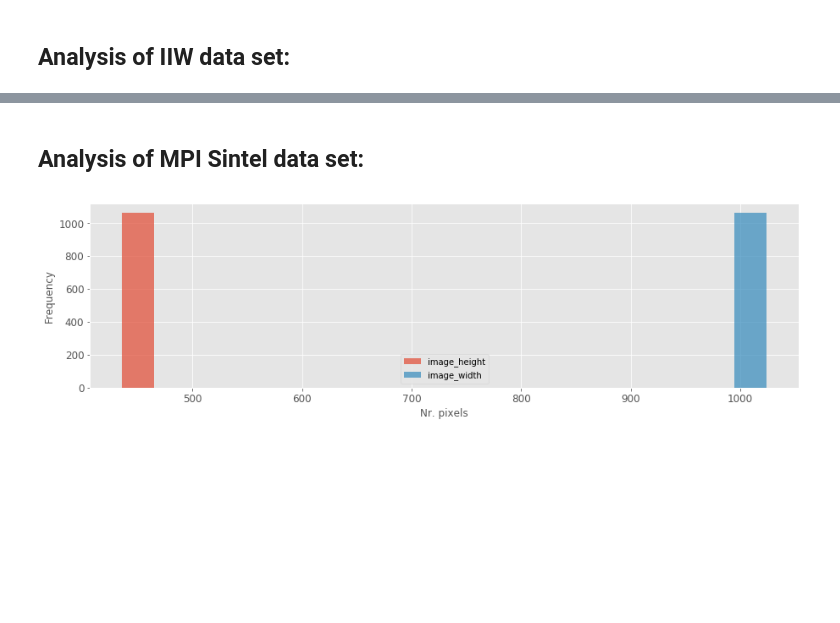
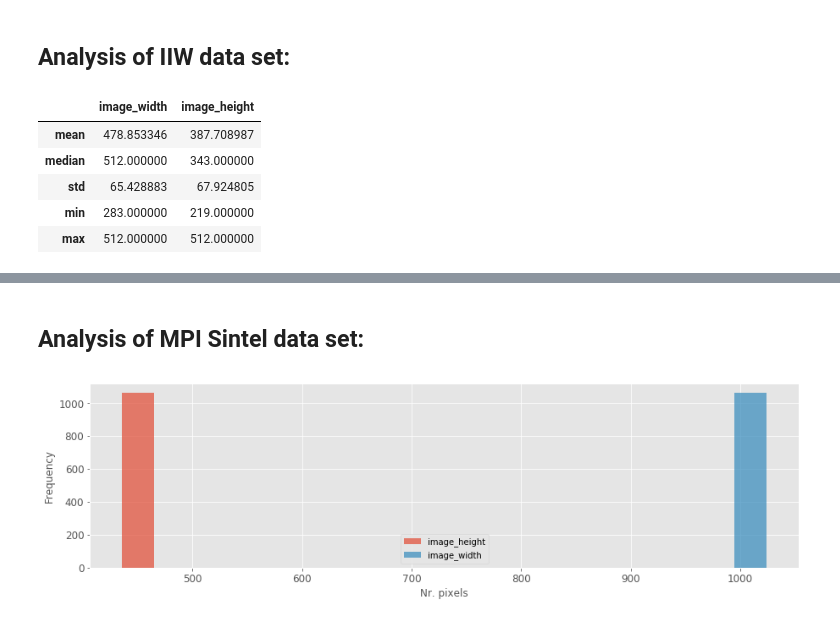
Before and after one commit to phthaloc/intrinsic_image_decomposition, a Jupyter notebook: data_analysis.ipynb, the cells around one changed output, grey strips where cells are left out. Cells and saved outputs as stored; diff of their text form; code cells hidden in the pictures; blank space fills up the shorter version.

```diff
--- a/data_analysis.ipynb
+++ b/data_analysis.ipynb
@@ -114,0 +137,9 @@ df_iiw_analysis = df_images_analysis(df=df_iiw, file_path='image_path', prefix='
+# %%
+df_iiw_analysis[['image_width', 'image_height']].agg(['mean', 'median', 'std', 'min', 'max'])
+# %% [output]
+|  | image_width | image_height |
+| mean | 478.853346 | 387.708987 |
+| median | 512.000000 | 343.000000 |
+| std | 65.428883 | 67.924805 |
+| min | 283.000000 | 219.000000 |
+| max | 512.000000 | 512.000000 |
```
Also changed, not shown: parts of 12 cells of this notebook.
